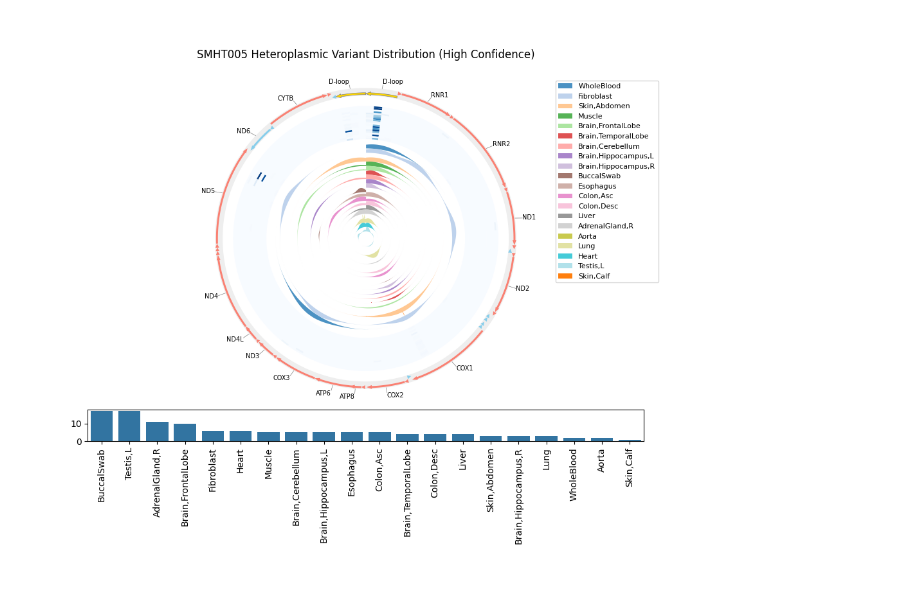
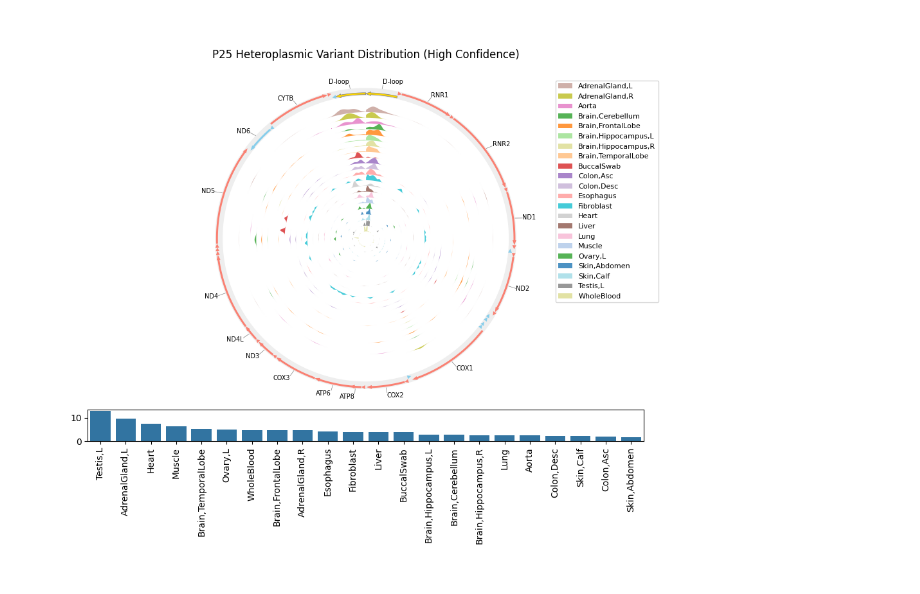
Before and after one commit to hangsuUNC/SMaHT_Mitogenome, a Jupyter notebook: scripts/circos_plot.ipynb, the cells around one changed output. Cells and saved outputs as stored; diff of their text form; code cells hidden in the pictures.

```diff
--- a/scripts/circos_plot.ipynb
+++ b/scripts/circos_plot.ipynb
@@ -56,12 +56,14 @@ def get_vcf_record_somatic(input_vcf, GT=True, somatic = False, heteroplasmic =
     return df
 # %%
 # code dict
-df_manifest = pd.read_csv("/Users/suhang/Analysis/SMaHT_sample/SMHT001/smaht_manifest_2026-05-05-22h-41m.tsv", sep = "\t", header = 2)
+df_manifest = pd.read_csv("/Users/suhang/Analysis/SMaHT_sample/smaht_manifest_2026-06-17-18h-45m.tsv", sep = "\t", header = 2)
 code_dict = {}
 for item in df_manifest['SampleTissues']:
     key, value = item.replace(" ", "").split("-")
     code_dict[key] = value
 #code_dict = dict(zip(["-".join(i.split("-")[:2]) for i in df_manifest['SampleName'].tolist() if not pd.isna(i)],df_manifest['SampleTissues'].tolist()))
 # %%
-input_vcf = "../SMHT005_merge/p25_merged.vcf.gz"
-df_het = get_vcf_record_somatic(input_vcf, GT=False, somatic=False, heteroplasmic=True)
+input_vcf = "/Users/suhang/Analysis/SMaHT_sample/P25/SMHT005_merge/p25_merged.vcf.gz"
+input_vcf = "/Users/suhang/Analysis/SMaHT_sample/P25/p25_merge_1/p25_merged.vcf.gz"
+df_het = get_vcf_record_somatic(input_vcf, GT=False, somatic=True, heteroplasmic=True)
+df_het
@@ -81,6 +97,7 @@ import numpy
 # --------------------- change here to adjust the subplot and layout ---------------------
 fig = plt.figure(figsize=(10, 8))
 gs = gridspec.GridSpec(nrows=2, ncols=1, width_ratios=[1], height_ratios=[10, 1])
+sample_set = "P25"
 # --------------------- ------------------------------------------------- ---------------------
 
 ax1 = fig.add_subplot(gs[0, 0], polar=True)
@@ -125,26 +142,28 @@ for feature in gff.extract_features("D_loop"):
 n_bins = 100
 bin_edges = numpy.linspace(0, chrM_length, n_bins + 1)
 bin_centers = (bin_edges[:-1] + bin_edges[1:]) / 2
-tissues = df_het.columns.tolist()
+tissues = sorted(set([code_dict[col.split("-")[1]] for col in df_het.columns.tolist()]))
 n_tissues = len(tissues)
 
-occ_mat = numpy.zeros((n_tissues, n_bins))   # variant count per bin
-af_mat  = numpy.zeros((n_tissues, n_bins))   # summed AF per bin
+# occ_mat = numpy.zeros((n_tissues, n_bins))   # variant count per bin
+# af_mat  = numpy.zeros((n_tissues, n_bins))   # summed AF per bin
 
-for i, tid in enumerate(tissues):
-    for record in df_het.index:
-        val = df_het.loc[record, tid]
-        if val < 0.01:
-            continue
-        pos = int(re.findall(r'\d+', record)[0])
-        b = min(numpy.digitize(pos, bin_edges) - 1, n_bins - 1)
-        occ_mat[i, b] += 1
-        af_mat[i, b] += val
+# for i, tid in enumerate(tissues):
+#     samplelist = [col for col in df_het.columns if code_dict[col.split("-")[1]] == tid]
+#     for record in df_het.index:
+#         for tid in samplelist:
+#             val = df_het.loc[record, tid]
+#             if val < 0.01:
+#                 continue
+#             pos = int(re.findall(r'\d+', record)[0])
+#             b = min(numpy.digitize(pos, bin_edges) - 1, n_bins - 1)
+#             occ_mat[i, b] += 1
+#             af_mat[i, b] += val
 
-# normalize occurrence row-wise so each tissue is on [0, 1]
-occ_norm = occ_mat / (occ_mat.max(axis=1, keepdims=True) + 1e-9)
-# mean AF per bin (0 where no variant)
-af_avg = numpy.where(occ_mat > 0, af_mat / (occ_mat + 1e-9), 0)
+# # normalize occurrence row-wise so each tissue is on [0, 1]
+# occ_norm = occ_mat / (occ_mat.max(axis=1, keepdims=True) + 1e-9)
+# # mean AF per bin (0 where no variant)
+# af_avg = numpy.where(occ_mat > 0, af_mat / (occ_mat + 1e-9), 0)
 
 # # ---------- track 1: occurrence density heatmap (tissues × genomic bins) ----------
 # hm_occ = chrM_sector.add_track((startpos - 22, startpos - 2))
@@ -153,9 +172,9 @@ ColorCycler.set_cmap("tab20")
 group_name2color = {code_dict[col.split("-")[1]]: ColorCycler() for col in df_het.columns}
 
 # ---------- track 2: mean AF heatmap ----------
-hm_af = chrM_sector.add_track((startpos - 24, startpos - 2))
-# hm_occ.heatmap(occ_norm,  vmin=0, vmax=1, cmap="viridis")
-hm_af.heatmap(af_avg, vmin=0, vmax=1, cmap="Blues")
+# hm_af = chrM_sector.add_track((startpos - 24, startpos - 2))
+# # hm_occ.heatmap(occ_norm,  vmin=0, vmax=1, cmap="viridis")
+# hm_af.heatmap(af_avg, vmin=0, vmax=max(af_avg.flatten()), cmap="Blues")
 # df_sub = df_het.copy()
 # hm_af.axis(fc="white",ec="black", lw=0.5, alpha = 0.1)
 # for tid in df_sub.columns:
@@ -175,52 +194,65 @@ hm_af.heatmap(af_avg, vmin=0, vmax=1, cmap="Blues")
 
 # ---------- track 3: per-tissue KDE fill_between ----------
 
-spos = startpos - 27
+spos = startpos - 2
 width_t = max(1.5, (spos - 5) / n_tissues)
-x_eval = numpy.linspace(0, chrM_length, 1000)
+x_eval = numpy.linspace(0, chrM_length, 2000)
 kde_top = spos
 for tid in tissues:
-    pos_list = [
-        int(re.findall(r'\d+', r)[0])
-        for r in df_het.index
-        if df_het.loc[r, tid] >= 0.01
-    ]
+    pos_list = []
+    samplelist = [col for col in df_het.columns if code_dict[col.split("-")[1]] == tid]
+    for record in df_het.index:
+        for tid in samplelist:
+            val = df_het.loc[record, tid]
+            if val < 0.01:
+                continue
+            pos = int(re.findall(r'\d+', record)[0])
+            pos_list.append(pos)
     color = group_name2color[code_dict[tid.split("-")[1]]]
     t = chrM_sector.add_track((spos - width_t, spos))
     t.axis(fc="white", ec="none", lw=0)
     if len(pos_list) >= 2:
-        kde = gaussian_kde(pos_list, bw_method=0.08)
+        kde = gaussian_kde(pos_list, bw_method=0.01)
         density = kde(x_eval)
-        density /= (density.max() + 1e-9)
+        if density.max() == 0:
+            continue
+        density /= (density.max())
         t.fill_between(x_eval, density, color=color, alpha=0.8,
                        label=code_dict[tid.split("-")[1]])
     elif len(pos_list) == 1:
         t.bar(pos_list, [0.5], color=color, width = 10,
                   label=code_dict[tid.split("-")[1]])
     spos -= width_t
 kde_bottom = spos
 
 # chrM_sector.text("Per-tissue KDE", r=(kde_top + kde_bottom) / 2,
 #                  x=250, fontsize=5, ha="left", va="center")
 
 fig = circos.plotfig(ax=ax1)
-ax1.set_title("SMHT005 Heteroplasmic Variant Distribution (High Confidence)")
+ax1.set_title("%s Heteroplasmic Variant Distribution (High Confidence)" % sample_set)
 ax1.legend(bbox_to_anchor=(1.1, 1), fontsize=8, loc='upper left',
            borderaxespad=0., facecolor='white')
 
 
 
 
-varnum = []
-for col in df_het.columns:
-    df_sub = df_het[col]
-    df_sub = df_sub[df_sub > 0.01]
-    varnum.append((code_dict[col.split("-")[1]], df_sub.shape[0]))
-sorted_varnum = sorted(varnum, key=lambda x: x[1], reverse=True)
+varnum = {}
+for tid in tissues:
+    varnum[tid] = 0
+    total = 0
+    for col in df_het.columns:
+        if code_dict[col.split("-")[1]] == tid:
+            df_sub = df_het[col]
+            df_sub = df_sub[df_sub > 0.01]
+            varnum[tid] += df_sub.shape[0]
+            total += 1
+    varnum[tid] = varnum[tid] / total if total > 0 else 0
+sorted_varnum = sorted(varnum.items(), key=lambda x: x[1], reverse=True)
+
 sns.barplot(x=[i[0] for i in sorted_varnum], y=[i[1] for i in sorted_varnum], ax=ax2)
 ax2.set_xticklabels(ax2.get_xticklabels(), rotation=90)
 
 plt.tight_layout()
 plt.savefig("heat_mito_var_distribution.pdf")
 # %% [output]
-[figure, old version]
+[figure, new version]
```
Also changed, not shown: parts of 9 cells of this notebook.
